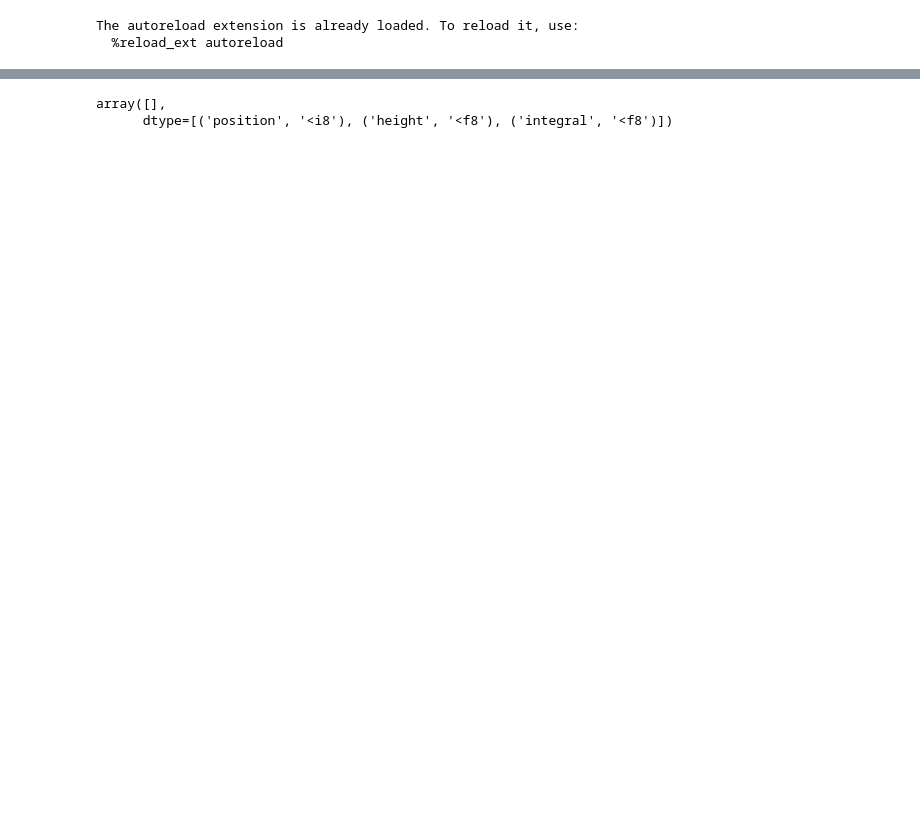
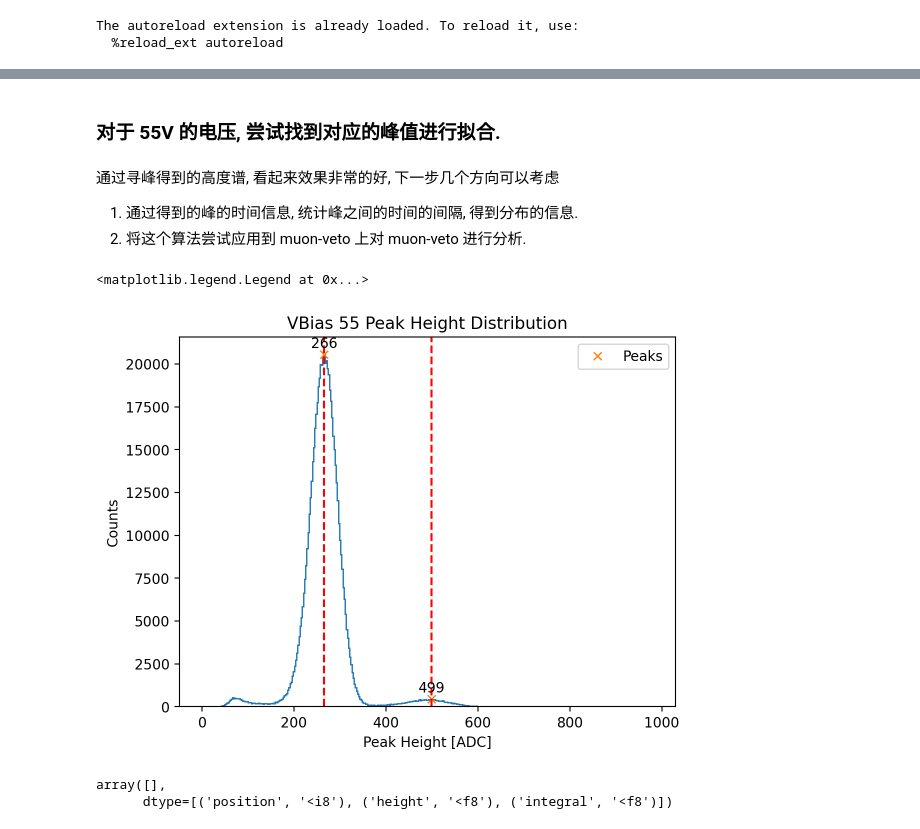
Before and after one commit to SnowingWolf/VUV4, a Jupyter notebook: FastRisingEdge.ipynb, the cells around one changed output, grey strips where cells are left out. Cells and saved outputs as stored; diff of their text form; code cells hidden in the pictures; blank space fills up the shorter version.

Commit message:
analysis of multiple waveform peaks

```diff
--- a/FastRisingEdge.ipynb
+++ b/FastRisingEdge.ipynb
@@ -758,4 +823,0 @@ array([[7995.15454545, 7999.46969697, 8001.92878788, ..., 7990.88939394,
-# %%
-for wave in waves:
-    wave.waveform_filter(filter_type="SG")
-    wave.find_peaks()
@@ -824,0 +824,2 @@ plt.show()
+# %% [markdown]
+### 对于 55V 的电压, 尝试找到对应的峰值进行拟合.
@@ -824,0 +828,16 @@ plt.show()
+# %%
+import Waver
+from tqdm import tqdm
+
+
+waveform = waveforms[2][:, 7:]
+
+waves = [Waver.Waver(waveform[i, 7:]) for i in range(len(waveform))]
+
+for wave in tqdm(waves, desc="Processing waves"):
+    wave.waveform_filter(filter="SG")
+    wave.find_peaks()
+# %% [markdown]
+通过寻峰得到的高度谱, 看起来效果非常的好, 下一步几个方向可以考虑
+1. 通过得到的峰的时间信息, 统计峰之间的时间的间隔, 得到分布的信息.
+2. 将这个算法尝试应用到 muon-veto 上对 muon-veto 进行分析.
@@ -825,3 +851,36 @@ plt.show()
+# %%
+peaks_heights = np.concatenate([wave.get_peaks()["height"] for wave in waves])
+
+counts, bin_edges, _ = plt.hist(peaks_heights, bins=400, histtype="step")
+
+bin_size = bin_edges[1] - bin_edges[0]
+bin_centers = bin_edges[:-1] + bin_size / 2
+
+peak_indices, props = find_peaks(
+    counts, height=50, distance=20, width=20
+)  # 使用 find_peaks 在 counts 里找峰
+
+plt.plot(bin_centers[peak_indices], counts[peak_indices], "x", label="Peaks")  # 在峰值位置做标记
+
+for peak_indice in peak_indices:
+    plt.axvline(bin_centers[peak_indice], color="red", linestyle="--")
+
+    plt.annotate(
+        f"{bin_centers[peak_indice]:.0f}",
+        (bin_centers[peak_indice], counts[peak_indice]),
+        textcoords="offset points",
+        xytext=(0, 5),
+        ha="center",
+    )
+plt.xlabel("Peak Height [ADC]")
+plt.ylabel("Counts")
+plt.title("VBias 55 Peak Height Distribution")
+
+
+plt.legend()
+# %% [output]
+<matplotlib.legend.Legend at 0x...>
+[figure, added]
 # %%
 import numpy as np
 
```
Also changed, not shown: parts of 38 cells of this notebook, 2 other files.
